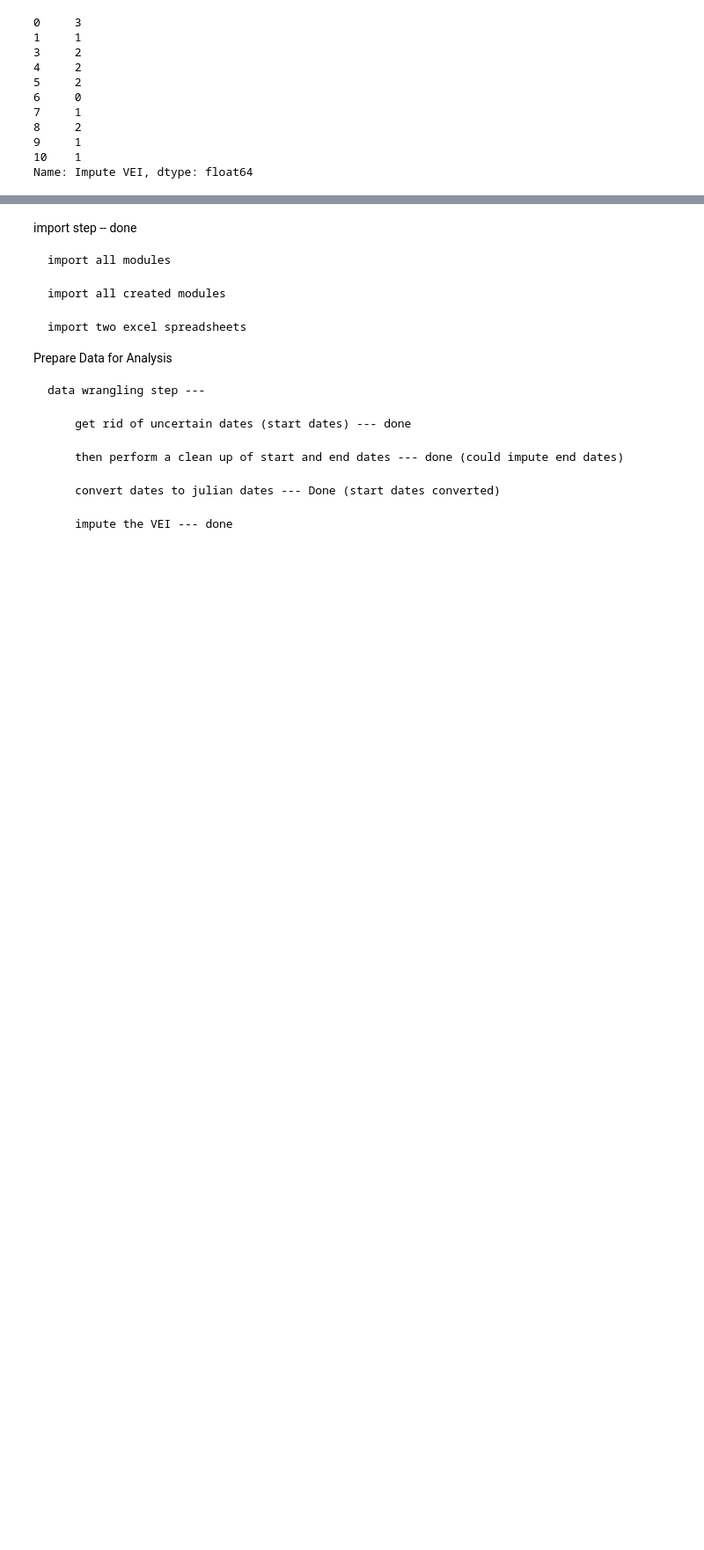
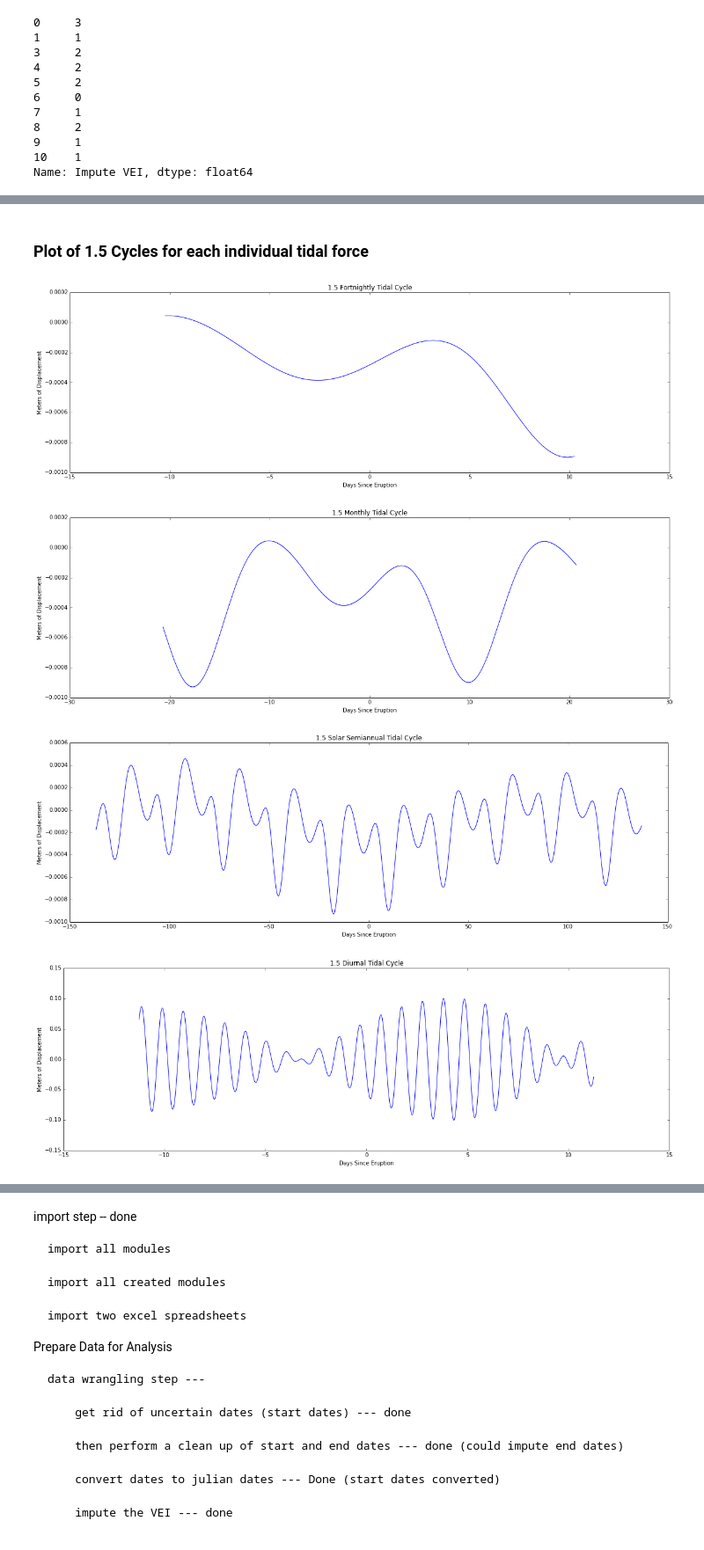
Before and after one commit to sokolo986/CS109_Volcano, a Jupyter notebook: Data CleanUp.ipynb, the cells around one changed output, grey strips where cells are left out. Shown: that part at 88% size. Drawn from its saved outputs; the diff is of its cells as text; code cells hidden in the pictures; blank space fills up the shorter version.

```diff
--- a/Data CleanUp.ipynb
+++ b/Data CleanUp.ipynb
@@ -278,0 +277,72 @@ Name: 2, dtype: object
+# %% [markdown]
+### Plot of 1.5 Cycles for each individual tidal force
+# %%
+sjd = conf_erup.iloc[0]['Julian Start Dates']
+lat = conf_erup.iloc[0]['Latitude']
+lon = conf_erup.iloc[0]['Longitude']
+tide = tidal_forces.calculate_tide(sjd-150, lat, lon)
+
+#Fortnightly Tides
+period = 13.66
+cycle = 1.5*period
+minimum = np.around(15000-(cycle*100./2),0)
+maximum = np.around(15000+(cycle*100./2),0)
+plt.figure(figsize = (20,6))
+plt.plot(tide[minimum:maximum+1,0]-sjd,tide[minimum:maximum+1,1])
+plt.title('1.5 Fortnightly Tidal Cycle')
+plt.xlabel('Days Since Eruption')
+plt.ylabel('Meters of Displacement')
+plt.show()
+
+#Monthly Tides
+period = 27.57
+cycle = 1.5*period
+minimum = np.around(15000-(cycle*100./2),0)
+maximum = np.around(15000+(cycle*100./2),0)
+plt.figure(figsize = (20,6))
+plt.plot(tide[minimum:maximum+1,0]-sjd,tide[minimum:maximum+1,1])
+plt.title('1.5 Monthly Tidal Cycle')
+plt.xlabel('Days Since Eruption')
+plt.ylabel('Meters of Displacement')
+plt.show()
+
+#Solar Semiannual Tides
+period = 182.5
+cycle = 1.5*period
+minimum = np.around(15000-(cycle*100./2),0)
+maximum = np.around(15000+(cycle*100./2),0)
+plt.figure(figsize = (20,6))
+plt.plot(tide[minimum:maximum+1,0]-sjd,tide[minimum:maximum+1,1])
+plt.title('1.5 Solar Semiannual Tidal Cycle')
+plt.xlabel('Days Since Eruption')
+plt.ylabel('Meters of Displacement')
+plt.show()
+
+#Diurnal
+period = 15.
+cycle = 1.5*period
+minimum = np.around(15000-(cycle*100./2),0)
+maximum = np.around(15000+(cycle*100./2),0)
+plt.figure(figsize = (20,6))
+plt.plot(tide[minimum:maximum+1,0]-sjd,tide[minimum:maximum+1,2])
+plt.title('1.5 Diurnal Tidal Cycle')
+plt.xlabel('Days Since Eruption')
+plt.ylabel('Meters of Displacement')
+plt.show()
+
+#SemiDiurnal
+period = 30.
+cycle = 1.5*period
+minimum = np.around(15000-(cycle*100./2),0)
+maximum = np.around(15000+(cycle*100./2),0)
+plt.figure(figsize = (20,6))
+plt.plot(tide[minimum:maximum+1,0]-sjd,tide[minimum:maximum+1,3])
+plt.title('1.5 Semidiurnal Tidal Cycle')
+plt.xlabel('Days Since Eruption')
+plt.ylabel('Meters of Displacement')
+plt.show()
+# %% [output]
+[figure, added]
+[figure, added]
+[figure, added]
+[figure, added]
```
Also changed, not shown: parts of 17 cells of this notebook, 4 other files.
